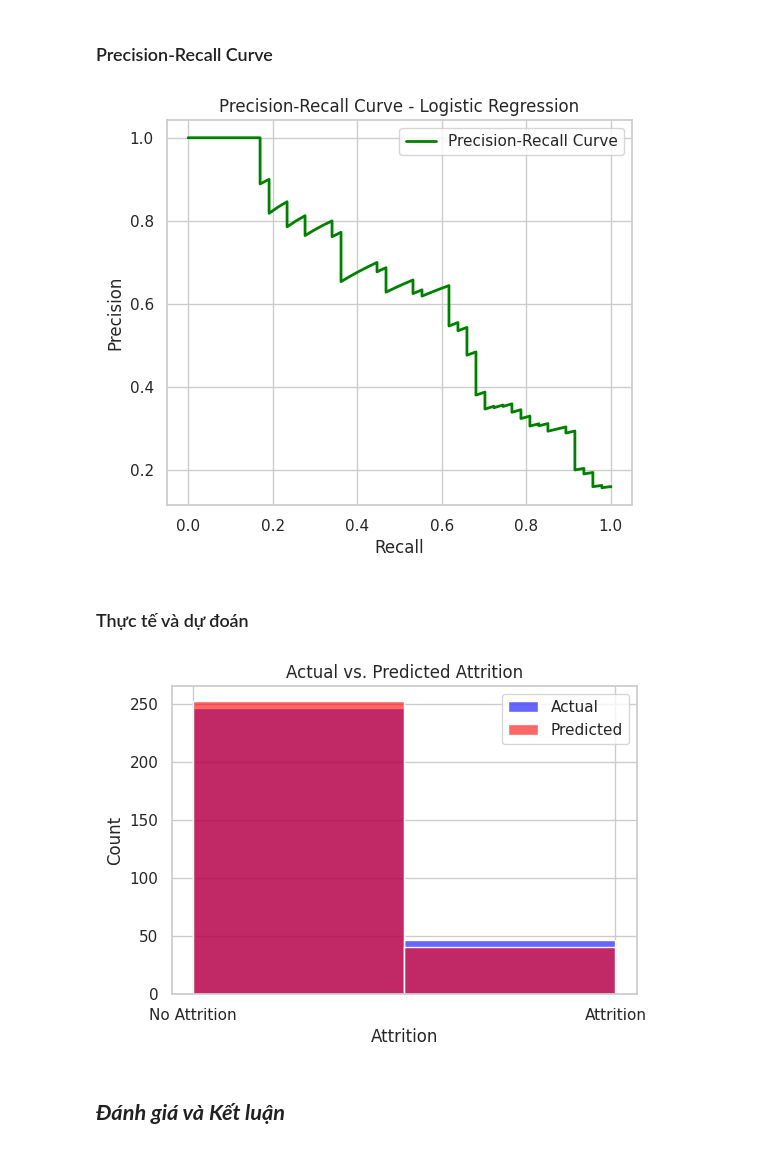
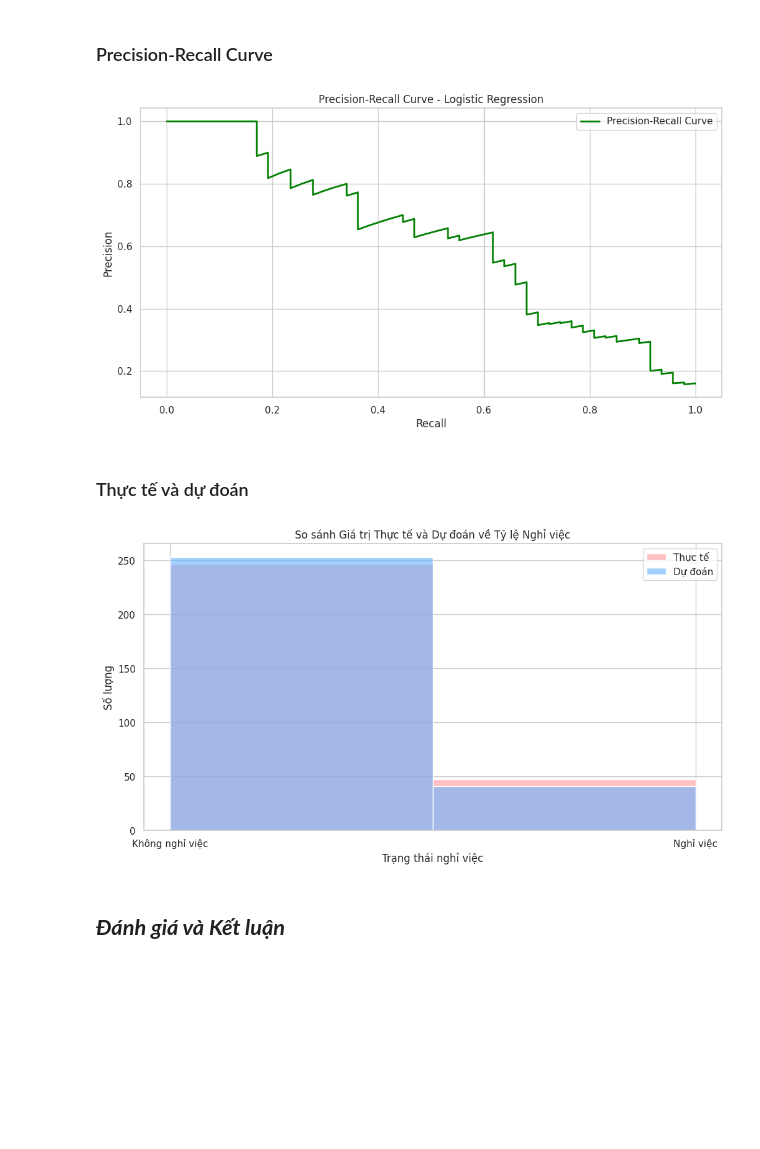
Before and after one commit to hei1sme/MAI391_FINAL_PROJECT, a Jupyter notebook: MAI391_SE194127_project.ipynb, the cells around one changed output. Saved outputs shown, nothing was run; the diff lists cells and outputs as text; code cells hidden in the pictures; blank space fills up the shorter version.

```diff
--- a/MAI391_SE194127_project.ipynb
+++ b/MAI391_SE194127_project.ipynb
@@ -410,31 +422,37 @@ plt.show()
 # %%
 # Precision-Recall Curve
 precision, recall, _ = precision_recall_curve(y_test, y_pred_proba_sklearn)
 
-plt.figure(figsize=(6, 5))
+plt.figure(figsize=(12, 6))
 plt.plot(recall, precision, color='green', lw=2, label="Precision-Recall Curve")
 plt.xlabel("Recall")
 plt.ylabel("Precision")
 plt.title("Precision-Recall Curve - Logistic Regression")
 plt.legend()
 plt.show()
 # %% [output]
-[figure, old version]
+[figure, new version]
 # %% [markdown]
 ### Thực tế và dự đoán
 # %%
-# Biểu đồ So sánh Giá trị Thực tế & Dự đoán
-plt.figure(figsize=(6, 4))
-sns.histplot(y_test, bins=2, label="Actual", color="blue", alpha=0.6, kde=False)
-sns.histplot(y_pred_sklearn, bins=2, label="Predicted", color="red", alpha=0.6, kde=False)
-plt.xlabel("Attrition")
-plt.ylabel("Count")
-plt.xticks([0, 1], ["No Attrition", "Attrition"])
-plt.title("Actual vs. Predicted Attrition")
+# Định nghĩa bảng màu tùy chỉnh
+colors = {"Thực tế": "#ff9999", "Dự đoán": "#66b3ff"}
+
+plt.figure(figsize=(12, 6))
+
+# Sử dụng bảng màu tùy chỉnh cho biểu đồ
+sns.histplot(y_test, bins=2, label="Thực tế", color=colors["Thực tế"], alpha=0.6, kde=False)
+sns.histplot(y_pred_sklearn, bins=2, label="Dự đoán", color=colors["Dự đoán"], alpha=0.6, kde=False)
+
+# Thêm nhãn, tiêu đề, và chú giải
+plt.xlabel("Trạng thái nghỉ việc")
+plt.ylabel("Số lượng")
+plt.xticks([0, 1], ["Không nghỉ việc", "Nghỉ việc"])
+plt.title("So sánh Giá trị Thực tế và Dự đoán về Tỷ lệ Nghỉ việc")
 plt.legend()
 plt.show()
 # %% [output]
-[figure, old version]
+[figure, new version]
 # %% [markdown]
 ## ***Đánh giá và Kết luận***
 # %% [markdown]
```
Also changed, not shown: parts of 10 cells of this notebook.
